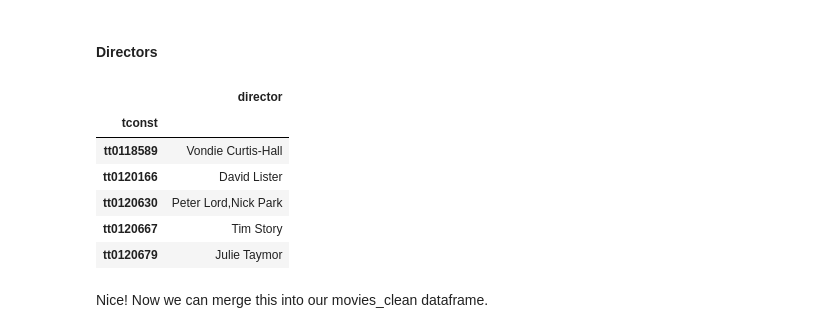
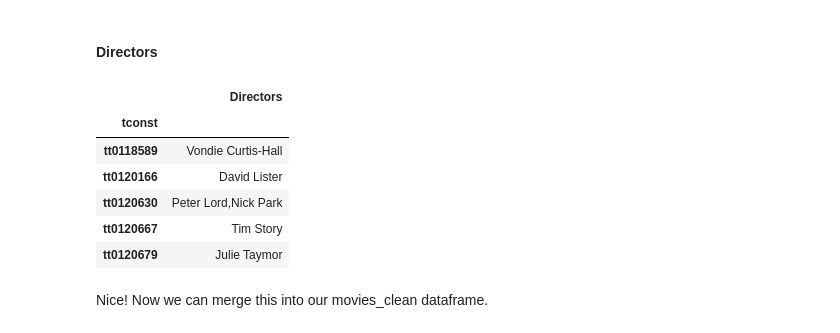
Before and after one commit to ttrechsel/Phase2_Movies, a Jupyter notebook: Code/Extra_IMDB_Data_Prep.ipynb, the cells around one changed output. Drawn from its saved outputs; the diff is of its cells as text; code cells hidden in the pictures.

```diff
--- a/Code/Extra_IMDB_Data_Prep.ipynb
+++ b/Code/Extra_IMDB_Data_Prep.ipynb
@@ -80,7 +80,14 @@ tn_clean = tn_budgets[tn_budgets['release_year'] >= 2000]
 # Get list of movies whose attributes we want to look at
 # I.e. the movies that we actually have profitability measures for
 target_list = tn_clean['movie'].values.tolist()
-target_list
+
+# Here is the normalizer to fix encoding issues from other cleaning workbook
+def normalize_text(text):
+    return text.replace('â\x80\x99', "'").replace('â\x80\x94', " ").replace('Ã©', "e")
+
+# Get normalized target list
+target_list_normalized = [normalize_text(i) for i in target_list]
+target_list_normalized
 # %% [output]
 ['Avatar',
  'Pirates of the Caribbean: On Stranger Tides',
@@ -101,7 +108,7 @@ target_list
  ...]
 # %%
 # Slice our DataFrame to exclude movies not in our target list
-movies_clean = movies_df[movies_df['primaryTitle'].isin(target_list) == True]
+movies_clean = movies_df[movies_df['primaryTitle'].isin(target_list_normalized) == True]
 movies_clean
 # %% [output]
 |  | tconst | titleType | primaryTitle | originalTitle | startYear | runtimeMinutes | genres | averageRating | ... |
@@ -174,15 +181,15 @@ So these are the people involved with the movies we want to know about. We have
 # %%
 # Get dataframe of just directors
 directors = people_clean[['tconst', 'primaryName']][people_clean['category'] == 'director']
 
 # Rename column
-directors = directors.rename(columns={'primaryName': 'director'})
+directors = directors.rename(columns={'primaryName': 'Directors'})
 
 # Combine multiple directors into one tuple per film
 directors = directors.groupby('tconst').agg(','.join)
 directors.head()
 # %% [output]
-|  | director |
+|  | Directors |
 | tconst |  |
 | tt0118589 | Vondie Curtis-Hall |
 | tt0120166 | David Lister |
```
Also changed, not shown: parts of 16 cells of this notebook, 3 other files.
